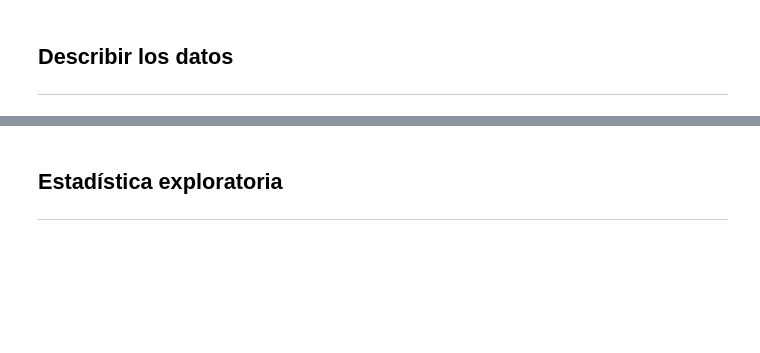
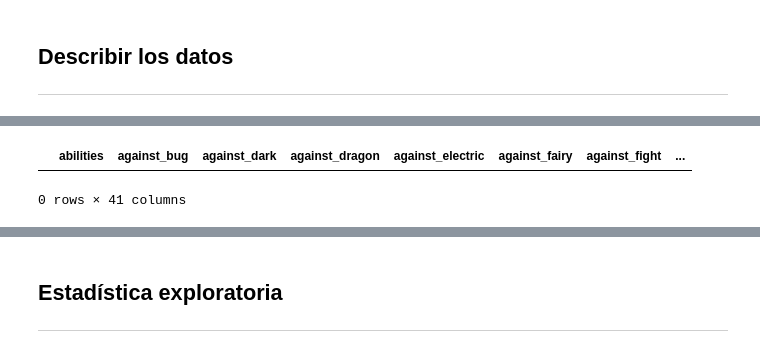
Before and after one commit to AndresF100/Projects_UNAL, a Jupyter notebook: Módulo 2/Proyecto Módulo 2.ipynb, the cells around one changed output, grey strips where cells are left out. Drawn from its saved outputs; the diff is of its cells as text; code cells hidden in the pictures; blank space fills up the shorter version.

```diff
--- a/Módulo 2/Proyecto Módulo 2.ipynb
+++ b/Módulo 2/Proyecto Módulo 2.ipynb
@@ -94,0 +102,6 @@ memory usage: 86.2+ KB
+# %%
+
+data.loc[(data["percentage_male"]=="NaN")]
+# %% [output]
+|  | abilities | against_bug | against_dark | against_dragon | against_electric | against_fairy | against_fight | ... |
+0 rows × 41 columns
```
Also changed, not shown: parts of 14 cells of this notebook.
